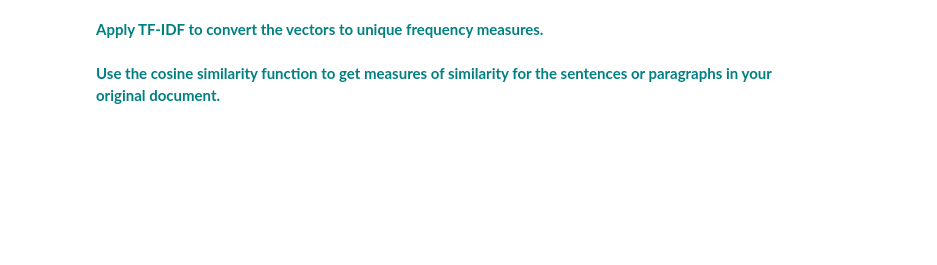
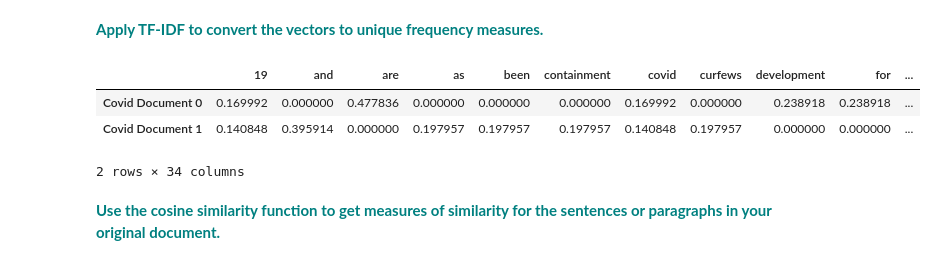
Before and after one commit to dj-m/CosineSimilarity, a Jupyter notebook: notebooks/Cosine_Similarity_Case_Study.ipynb, the cells around one changed output. Drawn from its saved outputs; the diff is of its cells as text; code cells hidden in the pictures; blank space fills up the shorter version.

```diff
--- a/notebooks/Cosine_Similarity_Case_Study.ipynb
+++ b/notebooks/Cosine_Similarity_Case_Study.ipynb
@@ -134,4 +141,14 @@ pd.DataFrame(my_X_train_counts.toarray(),columns=count_vect.get_feature_names(),
 # %% [markdown]
  **<font color='teal'> Apply TF-IDF to convert the vectors to unique frequency measures.</font>**
+# %%
+my_vectorizer = TfidfVectorizer()
+my_tfidf = my_vectorizer.fit_transform(my_corpus)
+pd.DataFrame(my_tfidf.toarray(),columns = my_vectorizer.get_feature_names(),index = ['Covid Document 0',
+                                                                                     'Covid Document 1'])
+# %% [output]
+|  | 19 | and | are | as | been | containment | covid | curfews | development | for | ... |
+| Covid Document 0 | 0.169992 | 0.000000 | 0.477836 | 0.000000 | 0.000000 | 0.000000 | 0.169992 | 0.000000 | 0.238918 | 0.238918 | ... |
+| Covid Document 1 | 0.140848 | 0.395914 | 0.000000 | 0.197957 | 0.197957 | 0.197957 | 0.140848 | 0.197957 | 0.000000 | 0.000000 | ... |
+2 rows × 34 columns
 # %% [markdown]
  **<font color='teal'> Use the cosine similarity function to get measures of similarity for the sentences or paragraphs in your original document.</font>**
```
Also changed, not shown: parts of 2 cells of this notebook.
